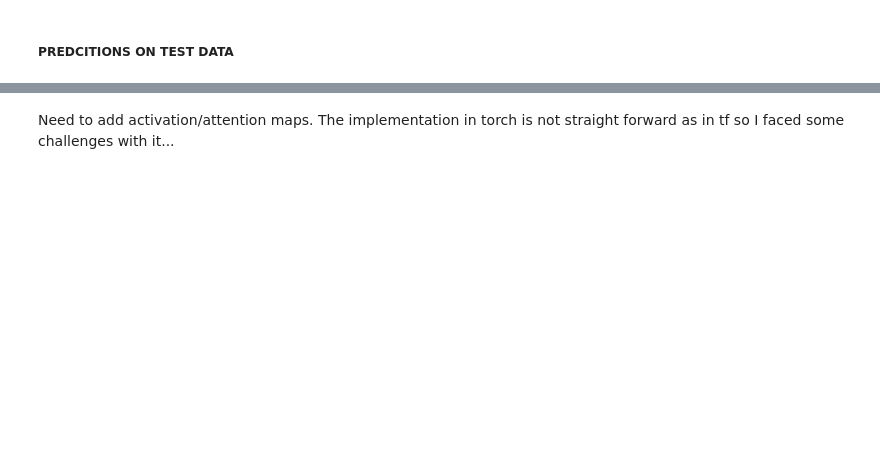
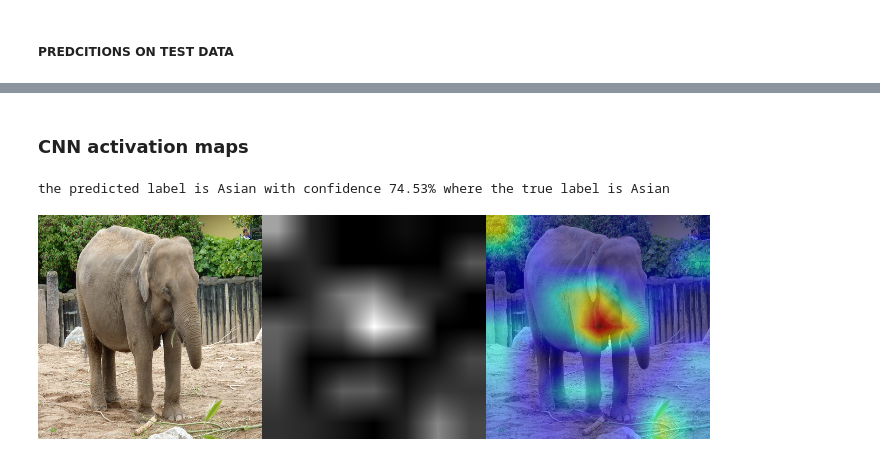
Before and after one commit to hadar-hai/deep-learn-project, a Jupyter notebook: CNN_ViT_updated.ipynb, the cells around one changed output, grey strips where cells are left out. Cells and saved outputs as stored; diff of their text form; code cells hidden in the pictures; blank space fills up the shorter version.

```diff
--- a/CNN_ViT_updated.ipynb
+++ b/CNN_ViT_updated.ipynb
@@ -574,2 +631,2 @@ That means:
-# %% [markdown]
-Need to add activation/attention maps. The implementation in torch is not straight forward as in tf so I faced some challenges with it...
+# %% [markdown]
+### CNN activation maps
@@ -575,0 +647,40 @@ Need to add activation/attention maps. The implementation in torch is not straig
+# %%
+# predict the image class
+# model = CNN_best
+# model = models.resnet50(pretrained=True)
+# num_ftrs = model.fc.in_features
+# model.fc = nn.Linear(num_ftrs, 2)
+
+model = models.mobilenet_v3_small(weights='DEFAULT')
+num_ftrs = model.classifier[3].in_features
+model.classifier[3] = nn.Linear(num_ftrs, 2)
+model.load_state_dict(torch.load('./drive/MyDrive/deep_learn/project/models/cnn_mobile_net_bs_32_ep_20_fe.pth'))
+model.eval()
+
+output = model(input_tensor)
+output = F.softmax(output, dim=1)
+predicted_label_id = np.argmax(output.cpu().data.numpy())
+if predicted_label_id == 0:
+    predicted_label = "African"
+    confidence = output.cpu().data.numpy()[0][0] * 100
+else:
+    predicted_label = "Asian"
+    confidence = output.cpu().data.numpy()[0][1] * 100
+print(
+    f"the predicted label is {predicted_label} with confidence {confidence:.2f}% where the true label is {true_label}")
+# %% [output]
+the predicted label is Asian with confidence 74.53% where the true label is Asian
+# %%
+targets = [ClassifierOutputTarget(predicted_label_id)]
+
+# target_layers are all the features and avgpool layers
+target_layers = [model.features, model.avgpool]
+with GradCAM(model=model, target_layers=target_layers) as cam:
+    grayscale_cams = cam(input_tensor=input_tensor, targets=targets)
+    cam_image = show_cam_on_image(img, grayscale_cams[0, :], use_rgb=True)
+cam = np.uint8(255 * grayscale_cams[0, :])
+cam = cv2.merge([cam, cam, cam])
+images = np.hstack((np.uint8(255 * img), cam, cam_image))
+Image.fromarray(images)
+# %% [output]
+[figure, added]
```
Also changed, not shown: parts of 27 cells of this notebook.
